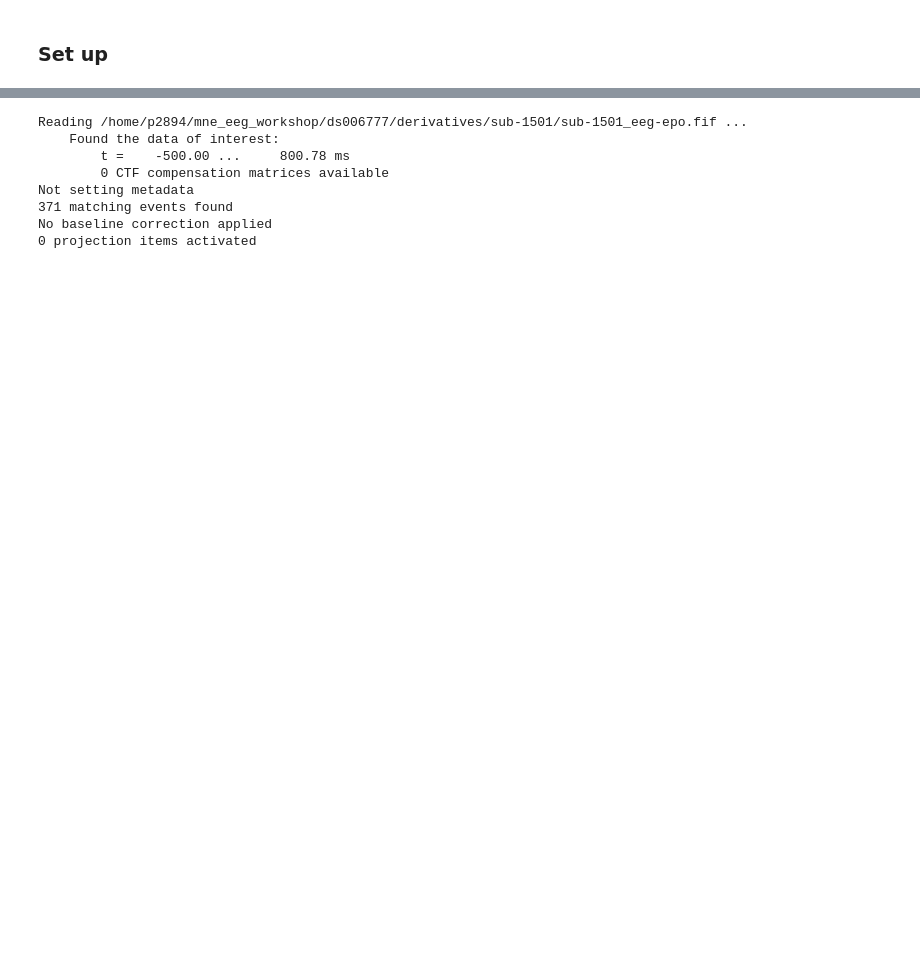
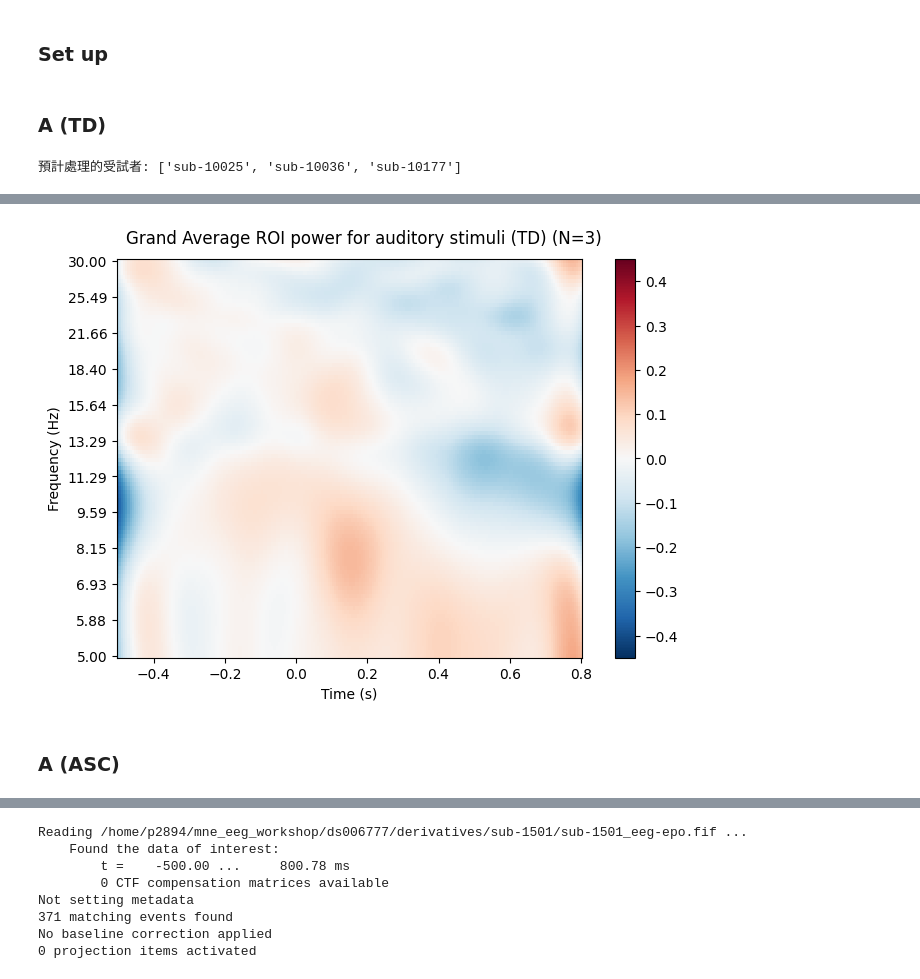
Before and after one commit to PigTzu/Lin_project, a Jupyter notebook: time-frequency_analyses.ipynb, the cells around one changed output, grey strips where cells are left out. Cells and saved outputs as stored; diff of their text form; code cells hidden in the pictures; blank space fills up the shorter version.

Commit message:
Add batch and grand average

```diff
--- a/time-frequency_analyses.ipynb
+++ b/time-frequency_analyses.ipynb
@@ -6,0 +10,74 @@ import matplotlib.pyplot as plt
+# %% [markdown]
+### A (TD)
+# %%
+# 1. 設定路徑與抓取受試者名單
+base_dir = '/home/p2894/mne_eeg_workshop/ds006777/derivatives'
+subject_paths = glob.glob(os.path.join(base_dir, 'sub-*'))
+#subject_ids = sorted([os.path.basename(p) for p in subject_paths if os.path.isdir(p)])
+subject_ids = ['sub-10025', 'sub-10036', 'sub-10177']#, 'sub-11038', 'sub-11049', 'sub-11053']
+# %%
+print(f"預計處理的受試者: {subject_ids}\n")
+# %% [output]
+預計處理的受試者: ['sub-10025', 'sub-10036', 'sub-10177']
+# %%
+# 2. 準備一個「空列表」來收集所有人的 TFR (Time-Frequency Representation) 結果
+all_power_A = []
+# %%
+roi_channels = ['CP1', 'CP3', 'P1', 'P3', 'P5']
+freqs = np.logspace(*np.log10([5, 30]), num=100)
+n_cycles = freqs / 2.0  # different number of cycle per frequency
+# %%
+# 3. 開始批次處理迴圈
+for subject_id in subject_ids:
+    print(f"--- 正在計算 {subject_id} 的 TFR ---")
+
+    epochs_path = os.path.join(base_dir, subject_id, f'{subject_id}_eeg-epo.fif')
+
+    try:
+        # 讀取該受試者的 Epochs
+        epochs = mne.read_epochs(epochs_path, preload=True)
+        epochs_A = epochs['A']  # 只取 Condition A
+
+        # 計算 TFR (注意: average=True 會回傳 AverageTFR 物件，這正是 grand_average 需要的)
+        power_A = epochs_A.compute_tfr(
+            method="morlet",
+            freqs=freqs,
+            n_cycles=n_cycles,
+            average=True,
+            decim=3,
+            picks=roi_channels
+        )
+
+        # ★ 關鍵步驟：把算好的結果加進列表裡
+        all_power_A.append(power_A)
+
+    except Exception as e:
+        print(f"❌ {subject_id} 處理失敗: {e}")
+
+    finally:
+        # 釋放記憶體，避免跑太多人 RAM 爆炸
+        if 'epochs' in locals(): del epochs
+        if 'epochs_A' in locals(): del epochs_A
+        gc.collect()
+
+print("\n==== 所有受試者計算完畢 ====")
+
+# 4. 計算 Grand Average 並畫圖
+if len(all_power_A) > 0:
+    print(f"\n正在計算 {len(all_power_A)} 位受試者的 Grand Average...")
+
+    # 使用 mne.grand_average 將列表中所有人的 TFR 平均起來
+    grand_power_A = mne.grand_average(all_power_A)
+
+    # 畫出最終的平均圖
+    grand_power_A.plot(
+        picks=roi_channels,
+        baseline=(-0.5, 0),
+        mode="logratio",
+        combine='mean',
+        title=f'Grand Average ROI power for auditory stimuli (TD) (N={len(all_power_A)})',
+        vlim=(-0.45, 0.45)
+    )
+else:
+    print("沒有成功載入任何受試者的資料。")
+# %% [output]
@@ -6,0 +101,3 @@ import matplotlib.pyplot as plt
+[figure, added]
+# %% [markdown]
+### A (ASC)
```
Also changed, not shown: parts of 20 cells of this notebook.
